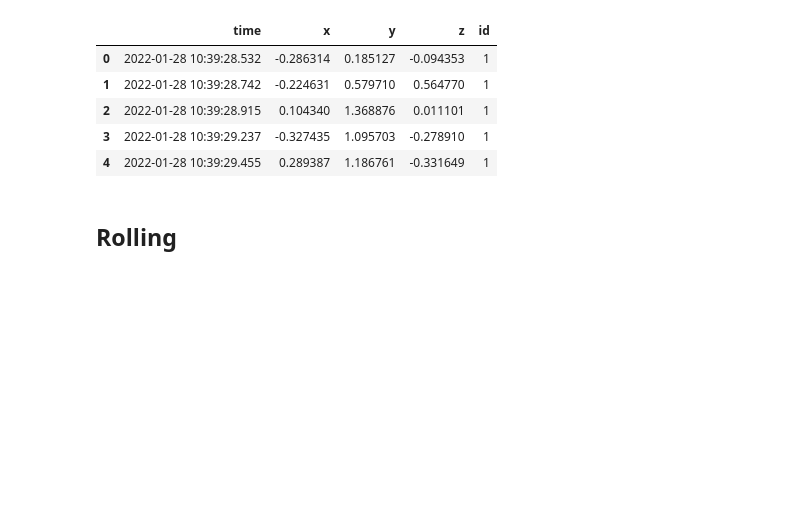
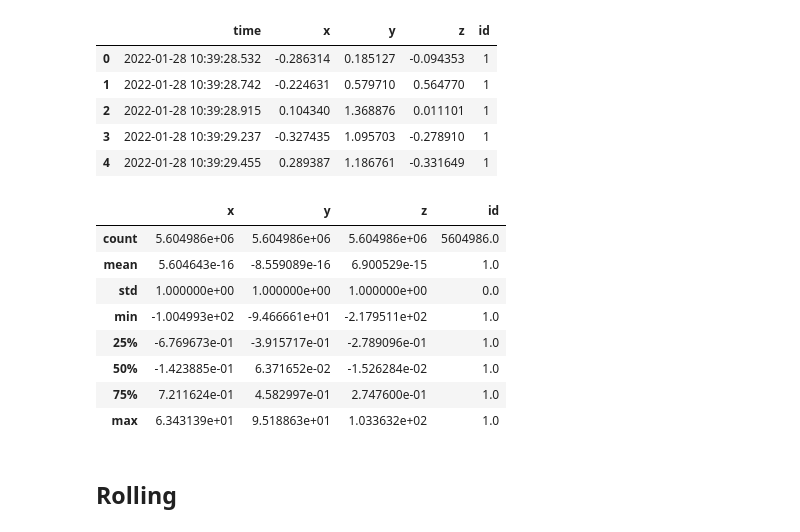
Before and after one commit to juliansaar/Innoprojekt, a Jupyter notebook: tsfresh_scaled_large.ipynb, the cells around one changed output. Drawn from its saved outputs; the diff is of its cells as text; code cells hidden in the pictures; blank space fills up the shorter version.

```diff
--- a/tsfresh_scaled_large.ipynb
+++ b/tsfresh_scaled_large.ipynb
@@ -38,6 +38,18 @@ df.head()
 | 2 | 2022-01-28 10:39:28.915 | 0.104340 | 1.368876 | 0.011101 | 1 |
 | 3 | 2022-01-28 10:39:29.237 | -0.327435 | 1.095703 | -0.278910 | 1 |
 | 4 | 2022-01-28 10:39:29.455 | 0.289387 | 1.186761 | -0.331649 | 1 |
+# %%
+df.describe()
+# %% [output]
+|  | x | y | z | id |
+| count | 5.604986e+06 | 5.604986e+06 | 5.604986e+06 | 5604986.0 |
+| mean | 5.604643e-16 | -8.559089e-16 | 6.900529e-15 | 1.0 |
+| std | 1.000000e+00 | 1.000000e+00 | 1.000000e+00 | 0.0 |
+| min | -1.004993e+02 | -9.466661e+01 | -2.179511e+02 | 1.0 |
+| 25% | -6.769673e-01 | -3.915717e-01 | -2.789096e-01 | 1.0 |
+| 50% | -1.423885e-01 | 6.371652e-02 | -1.526284e-02 | 1.0 |
+| 75% | 7.211624e-01 | 4.582997e-01 | 2.747600e-01 | 1.0 |
+| max | 6.343139e+01 | 9.518863e+01 | 1.033632e+02 | 1.0 |
 # %% [markdown]
 ## Rolling
 # %% [markdown]
```
